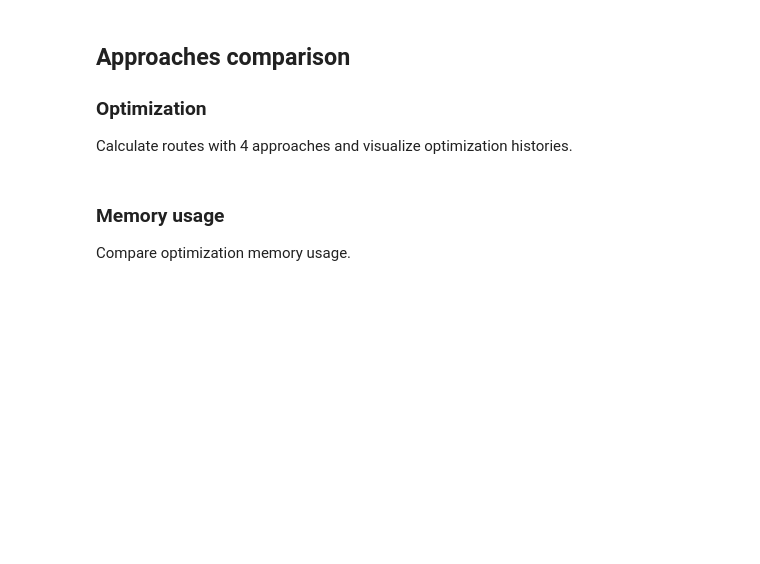
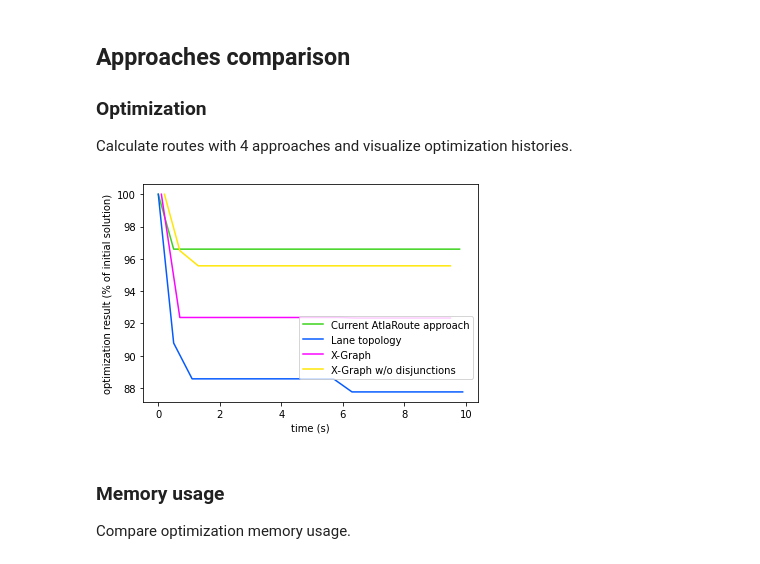
Before and after one commit to espirin/vehicle-routing-with-higher-order-penalties, a Jupyter notebook: thesis.ipynb, the cells around one changed output. Saved outputs shown, nothing was run; the diff lists cells and outputs as text; code cells hidden in the pictures; blank space fills up the shorter version.

```diff
--- a/thesis.ipynb
+++ b/thesis.ipynb
@@ -190,12 +194,11 @@ viz.show()
 ### Optimization
 Solve Lane-Level Topology TSP.
 # %%
-lanelet_connections = {(connection.lanelet_from, connection.lanelet_to) for connection in connections}
 optimiser = EBGOptimizer(nodes=[FirstLanelet()] + rp.lanelets + [LastLanelet()],
                          matrix=matrix,
                          local_search_metaheuristic=LocalSearchMetaheuristic.GUIDED_LOCAL_SEARCH,
                          first_solution_strategy=FirstSolutionStrategy.AUTOMATIC,
-                         max_optimisation_duration=20,
+                         max_optimisation_duration=10,
                          connections=lanelet_connections,
                          check_topology=True)
 optimal_order, optimization_history = optimiser.optimize()
@@ -488,60 +509,63 @@ for i in range(len(penalties)):
 ### Optimization
 Calculate routes with 4 approaches and visualize optimization histories.
 # %%
+optimization_duration = 10
 batch = [
-    (optimize_ebg, (rp.lanelets,
+    (optimize_ebg, ([FirstLanelet()] + rp.lanelets + [LastLanelet()],
                     matrix,
                     LocalSearchMetaheuristic.GUIDED_LOCAL_SEARCH,
                     FirstSolutionStrategy.PARALLEL_CHEAPEST_INSERTION,
-                    600,
+                    optimization_duration,
                     False,
                     None)),
-    (optimize_ebg, (rp.lanelets,
+    (optimize_ebg, ([FirstLanelet()] + rp.lanelets + [LastLanelet()],
                     matrix,
                     LocalSearchMetaheuristic.GUIDED_LOCAL_SEARCH,
                     FirstSolutionStrategy.PARALLEL_CHEAPEST_INSERTION,
-                    600,
+                    optimization_duration,
                     True,
-                    connections)),
+                    lanelet_connections)),
     (optimize_x_graph, (x_nodes,
                         matrix,
                         disjunctions,
                         LocalSearchMetaheuristic.GUIDED_LOCAL_SEARCH,
                         FirstSolutionStrategy.PARALLEL_CHEAPEST_INSERTION,
-                        600,
+                        optimization_duration,
                         120,
                         0)),
     (optimize_x_graph, (x_nodes,
                         matrix,
                         [],
                         LocalSearchMetaheuristic.GUIDED_LOCAL_SEARCH,
                         FirstSolutionStrategy.PARALLEL_CHEAPEST_INSERTION,
-                        600,
+                        optimization_duration,
                         120,
                         0))
 ]
 
 return_dict = batch_run(batch, measure_resources=True)
 shortened_x_graph_order = format_x_graph_order(return_dict[2]['order'])
 
 fig = plt.figure()
 ax = plt.axes()
 ax.set_ylabel('optimization result (% of initial solution)')
 ax.set_xlabel('time (s)')
 
 approaches = ["Current AtlaRoute approach", "Lane topology", "X-Graph", "X-Graph w/o disjunctions"]
 colors = ["#3ad21b", "#055AFF", "#FA05FF", "#FFE605"]
 for i, approach in enumerate(approaches):
     xs = [float(x) for x in return_dict[i]['history'].keys()]
     ys = list(return_dict[i]['history'].values())
     max_y = max(ys)
     ys = [(y / max_y) * 100 for y in ys]
 
     ax.plot(xs, ys, label=approach, color=colors[i])
 
 ax.legend(loc="center left", bbox_to_anchor=(0.45, 0.25))
 plt.savefig("exports/approaches_comparison.png", bbox_inches='tight', dpi=400)
 plt.show()
+# %% [output]
+[figure, added]
 # %% [markdown]
 ### Memory usage
 Compare optimization memory usage.
```
Also changed, not shown: parts of 12 cells of this notebook, 1 other file.
